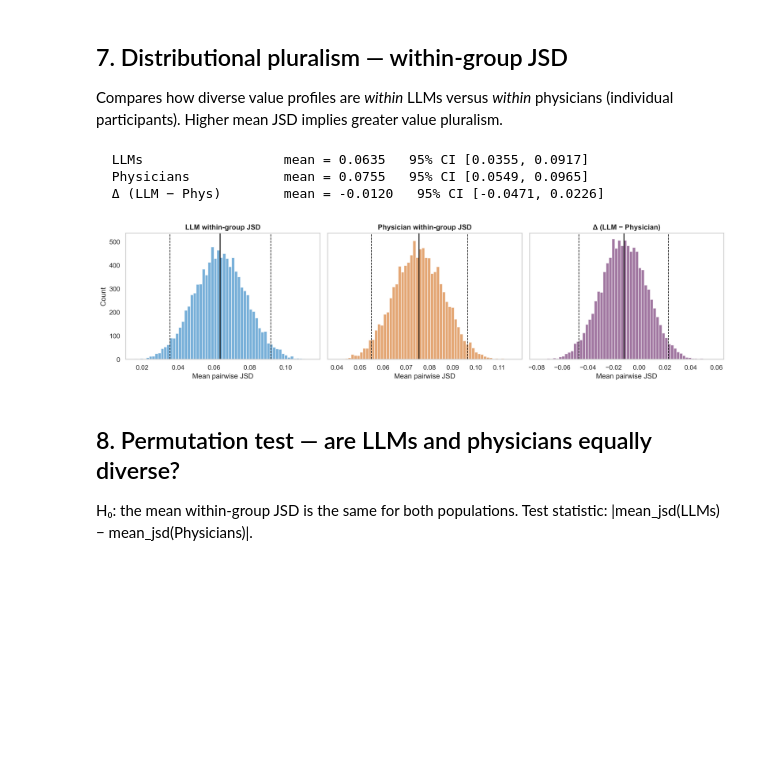
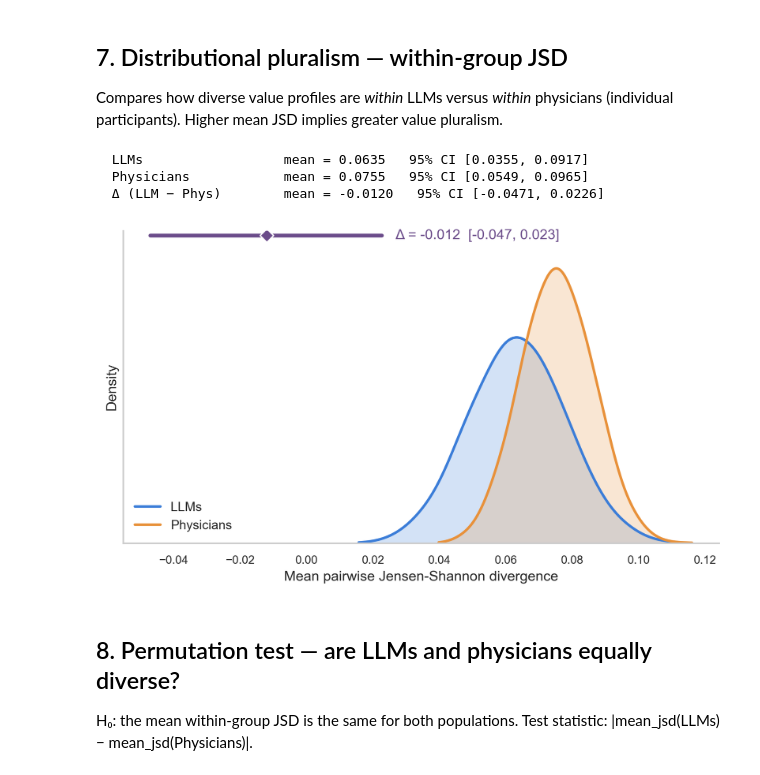
Before and after one commit to payalchandak/ValueBench, a Jupyter notebook: src/analysis/value_profiles.ipynb, the cells around one changed output. Drawn from its saved outputs; the diff is of its cells as text; code cells hidden in the pictures; blank space fills up the shorter version.

```diff
--- a/src/analysis/value_profiles.ipynb
+++ b/src/analysis/value_profiles.ipynb
@@ -258,7 +258,7 @@ def _color_for(model):
 
 models_to_plot = human_participants # llm_models + [HUMAN_CONSENSUS] + human_participants
 n = len(models_to_plot)
-n_cols = 6
+n_cols = 5
 n_rows = (n + n_cols - 1) // n_cols
 
 fig, axes = plt.subplots(n_rows, n_cols, figsize=(16, 4 * n_rows),
@@ -277,7 +277,7 @@ for i, model in enumerate(models_to_plot):
     ax.set_yticks([0.25, 0.5, 0.75, 1])
     ax.set_yticklabels(["0.25", "0.5", "0.75", "1"], fontsize=7, color="#555555")
     ax.yaxis.grid(False)
-    ax.xaxis.grid(True, color="#aaaaaa", linewidth=0.5)
+    ax.xaxis.grid(False, color="#aaaaaa", linewidth=0.5)
 
     for circle in [.25, 0.5, .75, 1]:
         ax.plot(theta_circle, [circle] * 100, color="#888888", lw=0.7, ls="--", zorder=1)
@@ -287,17 +287,19 @@ for i, model in enumerate(models_to_plot):
 
     ax.set_thetagrids(np.degrees(angles[:-1]), [""] * num_vars)
     for angle, label in zip(angles[:-1], short_labels):
-        ax.text(angle, .9, label, fontsize=14, ha="center", va="center", fontweight="bold")
+        ax.text(angle, .87, label, fontsize=14, ha="center", va="center", fontweight="bold")
 
     ax.spines["polar"].set_visible(False)
-    ax.set_title(get_display_name(model), fontsize=14, fontweight="bold", pad=20)
+    ax.set_title(get_display_name(model), fontsize=22, fontweight="bold", pad=20)
+
+    ax.xaxis.grid(False)
 
 for j in range(n, len(axes)):
     axes[j].set_visible(False)
-
-# fig.text(0.5, -0.01,
-#          "A = Autonomy  |  B = Beneficence  |  N = Nonmaleficence  |  J = Justice   (dashed = uniform 0.25)",
-#          ha="center", fontsize=10, style="italic")
 plt.tight_layout(rect=[0, 0.03, 1, 1], h_pad=3.0)
 plt.show()
+
+# physician consensus figsize 16 fontsize 14 pad 35
+# llm ncols 6 figsize 24 fontsize 27 pad 20
+# humans ncols 5 figsize 16 fontsize 22 pad 20
 # %% [output]
@@ -385,49 +387,83 @@ llm_profiles = {m: profiles[m] for m in llm_models if m in profiles}
 
 # OPTIONAL: only include decision makers that have non-uniform value profiles
 # physician_profiles = {m: profiles[m] for m in physician_profiles if m in nonuniform_decision_makers}
 # llm_profiles = {m: profiles[m] for m in llm_profiles if m in nonuniform_decision_makers}
 
 all_profiles_for_boot = {**llm_profiles, **physician_profiles}
 llm_ids = list(llm_profiles.keys())
 physician_ids = list(physician_profiles.keys())
 
 boot = bootstrap_mean_jsd(
     all_profiles_for_boot,
     group_a_ids=llm_ids,
     group_b_ids=physician_ids,
     n_bootstrap=10_000,
     seed=42,
 )
 
 for label, key in [("LLMs", "group_a_mean"), ("Physicians", "group_b_mean"), ("Δ (LLM − Phys)", "difference")]:
     br = boot[key]
     lo, hi = br.ci(95)
     print(f"  {label:20s}  mean = {br.mean:.4f}   95% CI [{lo:.4f}, {hi:.4f}]")
 
-fig, axes = plt.subplots(1, 3, figsize=(15, 4), sharey=True)
-titles = ["LLM within-group JSD", "Physician within-group JSD", "Δ (LLM − Physician)"]
-keys = ["group_a_mean", "group_b_mean", "difference"]
-colors = ["#3F8FC9", "#D9823B", "#7A3E7A"]
+from scipy.stats import gaussian_kde
+import matplotlib.gridspec as gridspec
 
-for ax, title, key, color in zip(axes, titles, keys, colors):
-    br = boot[key]
-    lo, hi = br.ci(95)
-    ax.hist(br.samples, bins=60, color=color, alpha=0.7, edgecolor="white")
-    ax.axvline(br.mean, color="black", lw=1.5, ls="-")
-    ax.axvline(lo, color="black", lw=1, ls="--")
-    ax.axvline(hi, color="black", lw=1, ls="--")
-    ax.set_title(title, fontsize=12, fontweight="bold")
-    ax.set_xlabel("Mean pairwise JSD")
-    ax.grid(False)
+llm_br = boot["group_a_mean"]
+phys_br = boot["group_b_mean"]
+diff_br = boot["difference"]
 
-axes[0].set_ylabel("Count")
+llm_color = "#3B7DD8"
+phys_color = "#E8913A"
+diff_color = "#6B4C8A"
+
+fig, ax = plt.subplots(figsize=(7, 4.2))
+
+# ── KDE curves (normal, upright) ──
+peak_y = 0
+for br, color, label in [
+    (llm_br, llm_color, "LLMs"),
+    (phys_br, phys_color, "Physicians"),
+]:
+    kde = gaussian_kde(br.samples, bw_method=0.3)
+    xs = np.linspace(br.samples.min(), br.samples.max(), 400)
+    ys = kde(xs)
+    peak_y = max(peak_y, ys.max())
+    ax.fill_between(xs, ys, alpha=0.22, color=color)
+    ax.plot(xs, ys, color=color, lw=2, label=label)
+    # ax.axvline(br.mean, color=color, lw=1.3, ls="--", alpha=0.7)
+
+# ── Δ CI bar above the density peaks ──
+lo_d, hi_d = diff_br.ci(95)
+bar_y = peak_y * 1.12
+
+ax.plot([lo_d, hi_d], [bar_y, bar_y], color=diff_color, lw=3,
+        solid_capstyle="round", zorder=4)
+ax.scatter(diff_br.mean, bar_y, color=diff_color, s=55, zorder=5,
+           edgecolors="white", linewidths=1.0, marker="D")
+ax.text(hi_d + 0.002, bar_y,
+        f"  Δ = {diff_br.mean:.3f}  [{lo_d:.3f}, {hi_d:.3f}]",
+        va="center", ha="left", fontsize=11, color=diff_color,
+        fontweight="medium")
+
+ax.set_ylabel("Density", fontsize=11)
+ax.set_xlabel("Mean pairwise Jensen-Shannon divergence", fontsize=11)
+ax.legend(fontsize=10, frameon=False, fancybox=False, shadow=False,
+          edgecolor="#cccccc", loc="lower left")
+ax.spines[["top", "right"]].set_visible(False)
+ax.tick_params(labelsize=9)
+ax.set_yticks([])
+ax.set_ylim(0, 40)
+ax.grid(False)
+
 plt.tight_layout()
+plt.savefig("figures/bootstrap_jsd.pdf", bbox_inches="tight")
 plt.show()
 # %% [output]
   LLMs                  mean = 0.0635   95% CI [0.0355, 0.0917]
   Physicians            mean = 0.0755   95% CI [0.0549, 0.0965]
   Δ (LLM − Phys)        mean = -0.0120   95% CI [-0.0471, 0.0226]
-[figure, old version]
+[figure, new version]
 # %% [markdown]
 ## 8. Permutation test — are LLMs and physicians equally diverse?
 
```
Also changed, not shown: parts of 1 cell of this notebook.
